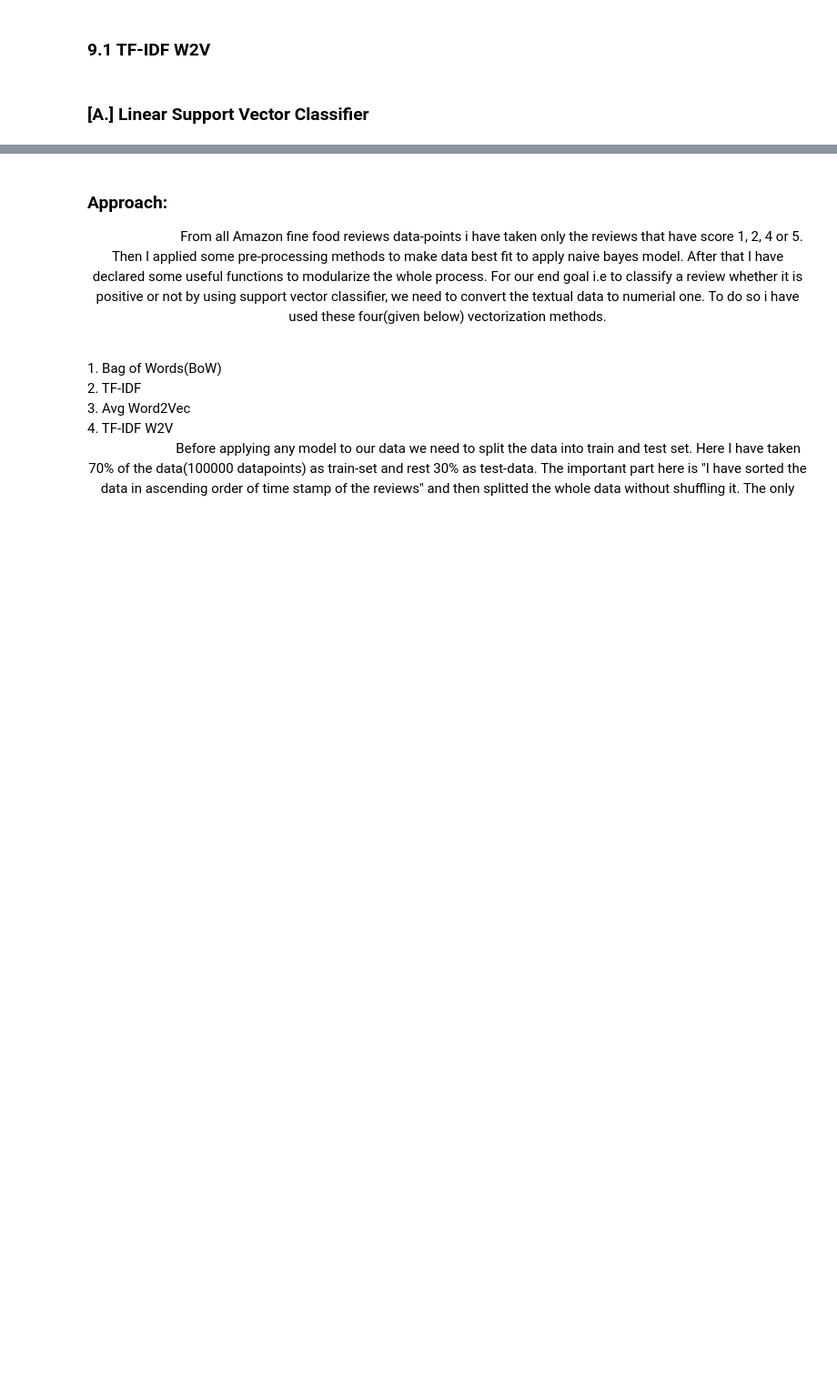
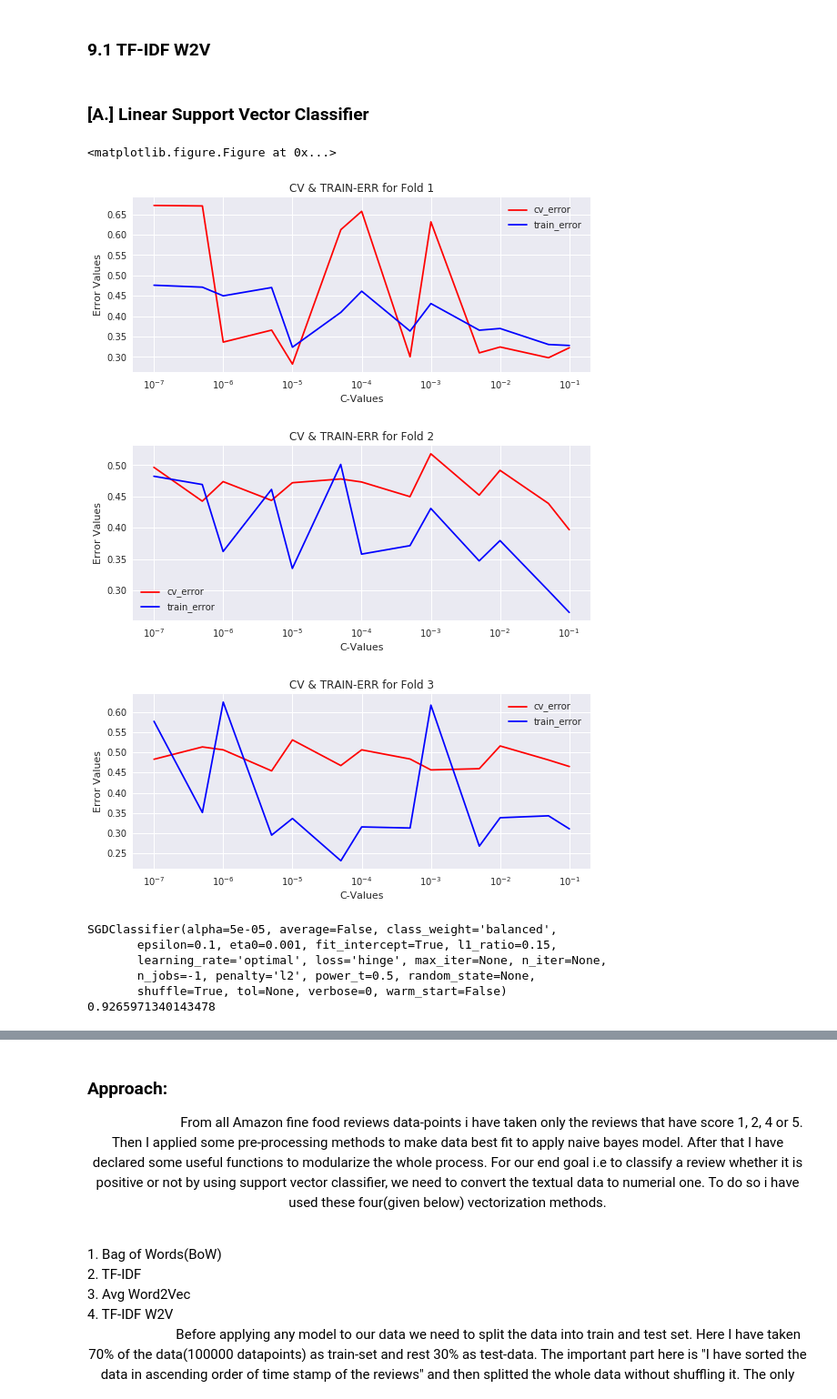
Before and after one commit to sradheya99/ML-Algorithms, a Jupyter notebook: 6.SVM/SVM_AZ.ipynb, the cells around one changed output, grey strips where cells are left out. Shown at 91% size. Drawn from its saved outputs; the diff is of its cells as text; code cells hidden in the pictures; blank space fills up the shorter version.

```diff
--- a/6.SVM/SVM_AZ.ipynb
+++ b/6.SVM/SVM_AZ.ipynb
@@ -236,10 +236,10 @@ def sgd_tfidf_w2v(X1, Y, raw_x):
             train_vect = np.nan_to_num(train_vect)
             cv_vect = np.nan_to_num(cv_vect)
 
-            clf = SGDClassifier(loss = 'hinge', alpha = a, class_weight='balanced', n_jobs = -1)
-            clf_model.fit(train_vect, Y[train])
+            clf = SGDClassifier(loss = 'hinge', alpha = a, class_weight='balanced',learning_rate = 'optimal', n_jobs = -1)
+            clf.fit(standardizer(train_vect), Y[train])
 
-            cv_err.append(1 - (clf_model.score(cv_vect, Y[cv])))
-            train_err.append(1 - (clf_model.score(train_vect, Y[train])))
+            cv_err.append(1 - (clf.score(standardizer(cv_vect), Y[cv])))
+            train_err.append(1 - (clf.score(standardizer(train_vect), Y[train])))
 
-    return cv_err, train_err
+    return train_err, cv_err
@@ -819,4 +842,14 @@ train_x, test_x, train_y, test_y, raw_x, raw_y = train_test_split(list_of_sent[:
 ### [A.] Linear Support Vector Classifier
 # %%
 # applying linear svc
-cv_err, train_err = sgd_tfidf_w2v(train_x, train_y, raw_x)
+train_err, cv_err = sgd_tfidf_w2v(train_x[:5000], train_y[:5000], raw_x[:5000])
+# %%
+cv_err = np.reshape(cv_err,(3, 13))
+train_err = np.reshape(train_err,(3, 13))
+# %%
+error_comparision(cv_err, train_err)
+# %% [output]
+<matplotlib.figure.Figure at 0x...>
+[figure, added]
+[figure, added]
+[figure, added]
@@ -822,0 +865,10 @@ cv_err, train_err = sgd_tfidf_w2v(train_x, train_y, raw_x)
+# %%
+# finding best fit alpha using grid search
+grid_search_cv(train_vect, train_y, test_vect, test_y)
+# %% [output]
+SGDClassifier(alpha=5e-05, average=False, class_weight='balanced',
+       epsilon=0.1, eta0=0.001, fit_intercept=True, l1_ratio=0.15,
+       learning_rate='optimal', loss='hinge', max_iter=None, n_iter=None,
+       n_jobs=-1, penalty='l2', power_t=0.5, random_state=None,
+       shuffle=True, tol=None, verbose=0, warm_start=False)
+0.9265971340143478
```
Also changed, not shown: parts of 27 cells of this notebook, 1 other file.
